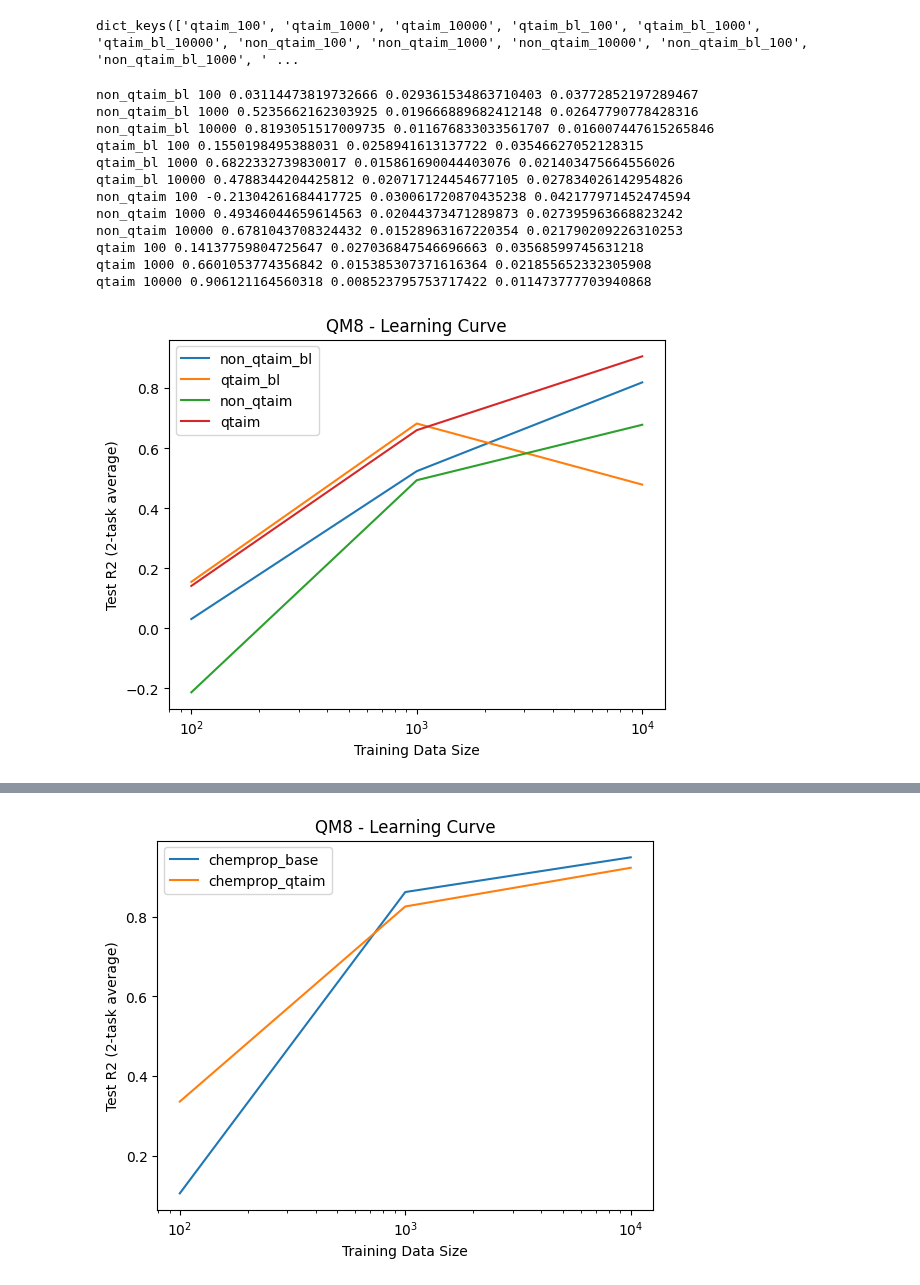
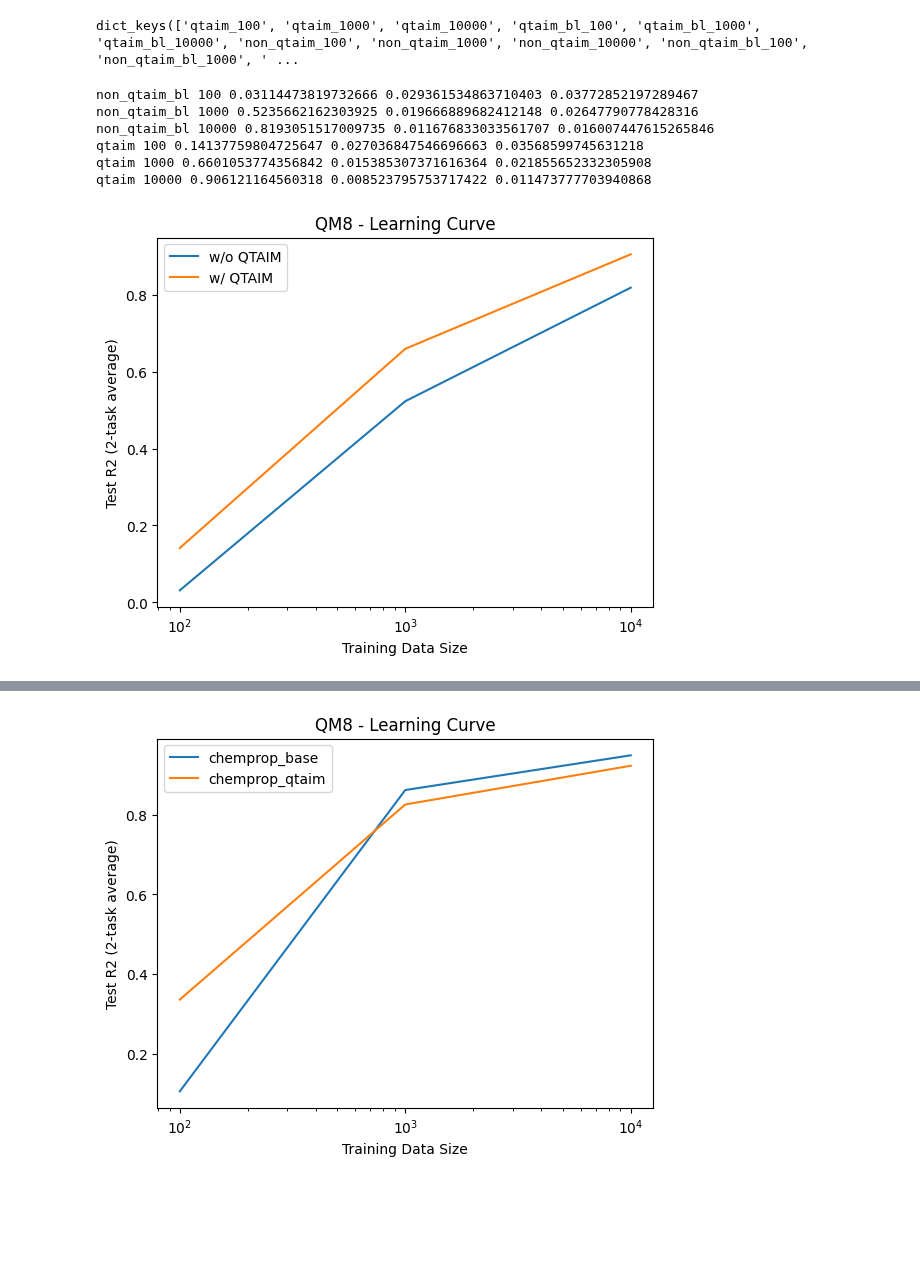
Before and after one commit to santi921/qtaim_embed, a Jupyter notebook: qtaim_embed/scripts/notebooks/graph_level/learning_experiments_0125.ipynb, the cells around one changed output, grey strips where cells are left out. Saved outputs shown, nothing was run; the diff lists cells and outputs as text; code cells hidden in the pictures; blank space fills up the shorter version.

Commit message:
plots + notebooks

```diff
--- a/qtaim_embed/scripts/notebooks/graph_level/learning_experiments_0125.ipynb
+++ b/qtaim_embed/scripts/notebooks/graph_level/learning_experiments_0125.ipynb
@@ -29,7 +29,7 @@ qm8_results.keys()
 # %% [output]
 dict_keys(['qtaim_100', 'qtaim_1000', 'qtaim_10000', 'qtaim_bl_100', 'qtaim_bl_1000', 'qtaim_bl_10000', 'non_qtaim_100', 'non_qtaim_1000', 'non_qtaim_10000', 'non_qtaim_bl_100', 'non_qtaim_bl_1000', ' ...
 # %%
-partitions = ["non_qtaim_bl", "qtaim_bl", "non_qtaim", "qtaim"]
+partitions = ["non_qtaim_bl", "qtaim"]
 data_sizes = [100, 1000, 10000]
 
 # iterate through partitions and sizes then plot
@@ -42,41 +42,40 @@ for part in partitions:
             np.array(qm8_results[part + "_" + str(size)]["r2_metrics"]).mean()
         )
         temp_mae.append(
             np.array(qm8_results[part + "_" + str(size)]["mae_metrics"]).mean()
         )
         temp_mse.append(
             np.array(qm8_results[part + "_" + str(size)]["mse_metrics"]).mean()
         )
         print(part, size, temp_r2[-1], temp_mae[-1], temp_mse[-1])
     # plot with some smoothing
     x = np.array(data_sizes)
     y = np.array(temp_r2)
-    plt.plot(x, y, label=part)
+
+    if part == "qtaim":
+        part_label = "w/ QTAIM"
+    elif part == "non_qtaim_bl":
+        part_label = "w/o QTAIM"
+    plt.plot(x, y, label=part_label)
 # log scale x
 plt.xscale("log")
 plt.title("QM8 - Learning Curve")
 plt.xlabel("Training Data Size")
 plt.ylabel("Test R2 (2-task average)")
 plt.legend()
 # increase dpi
 plt.savefig("qm8_learning_curve_r2.png", dpi=300)
 
 plt.show()
 plt.close()
 # %% [output]
 non_qtaim_bl 100 0.03114473819732666 0.029361534863710403 0.03772852197289467
 non_qtaim_bl 1000 0.5235662162303925 0.019666889682412148 0.02647790778428316
 non_qtaim_bl 10000 0.8193051517009735 0.011676833033561707 0.016007447615265846
-qtaim_bl 100 0.1550198495388031 0.0258941613137722 0.03546627052128315
-qtaim_bl 1000 0.6822332739830017 0.015861690044403076 0.021403475664556026
-qtaim_bl 10000 0.4788344204425812 0.020717124454677105 0.027834026142954826
-non_qtaim 100 -0.21304261684417725 0.030061720870435238 0.042177971452474594
-non_qtaim 1000 0.49346044659614563 0.02044373471289873 0.027395963668823242
-non_qtaim 10000 0.6781043708324432 0.01528963167220354 0.021790209226310253
 qtaim 100 0.14137759804725647 0.027036847546696663 0.03568599745631218
 qtaim 1000 0.6601053774356842 0.015385307371616364 0.021855652332305908
 qtaim 10000 0.906121164560318 0.008523795753717422 0.011473777703940868
-[figure, old version]
+[figure, new version]
 # %%
 partitions = ["non_qtaim_bl", "qtaim"]
 data_sizes = [100, 1000, 10000]
```
Also changed, not shown: parts of 8 cells of this notebook, 19 other files.
